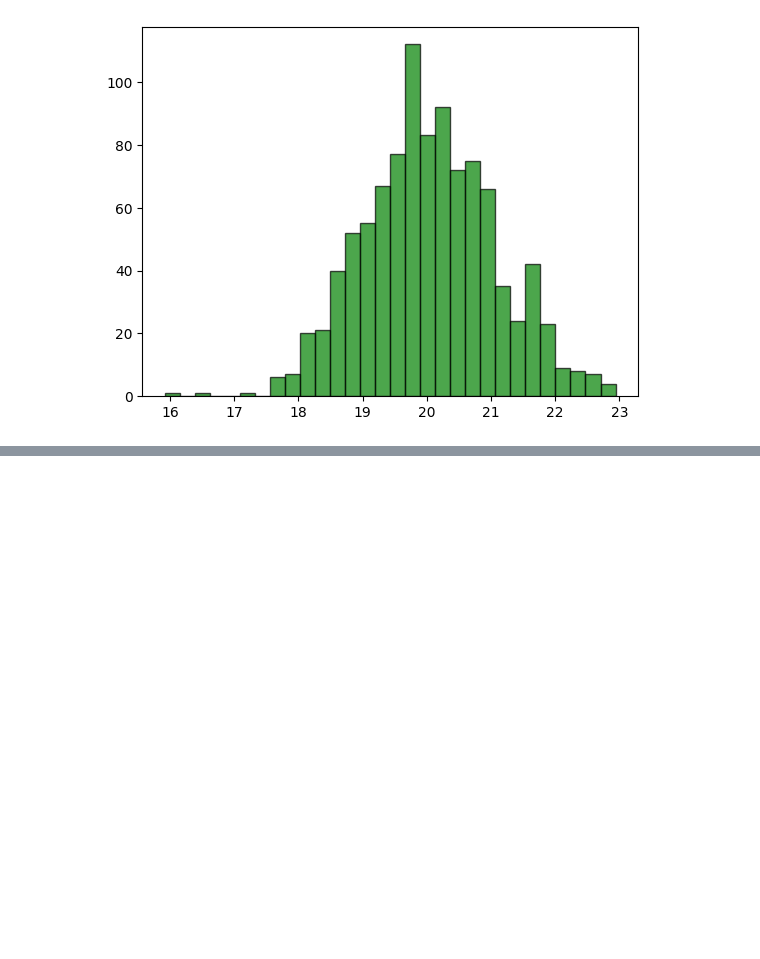
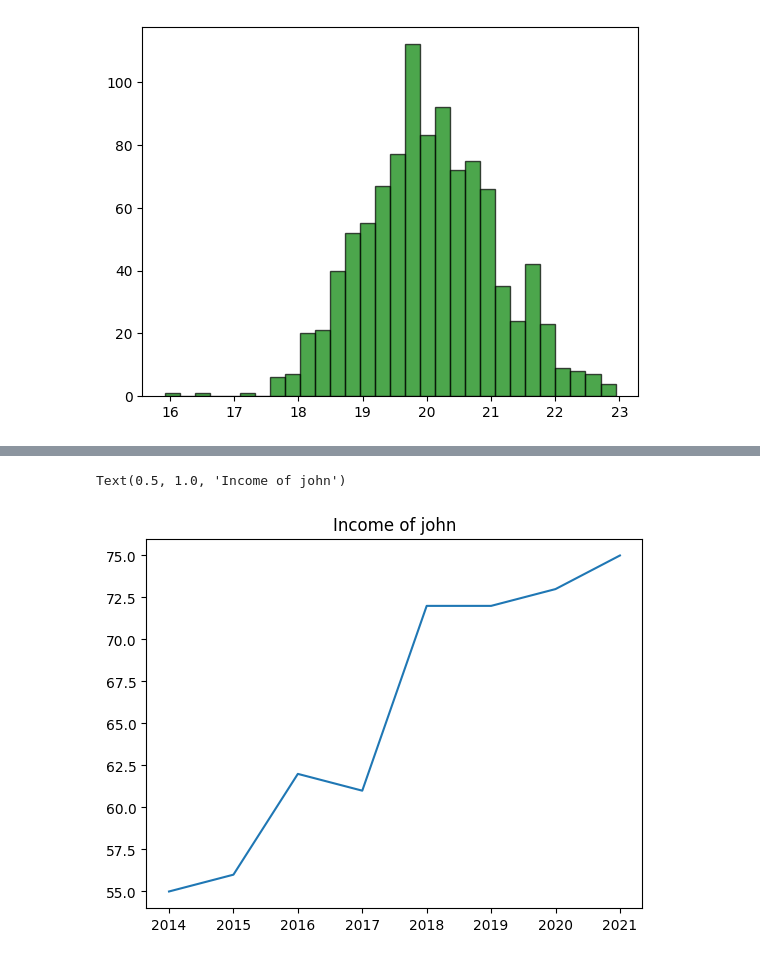
Before and after one commit to AyushGupta05/pythonrevision, a Jupyter notebook: pandas/ma/scatterplots.ipynb, the cells around one changed output, grey strips where cells are left out. Drawn from its saved outputs; the diff is of its cells as text; code cells hidden in the pictures; blank space fills up the shorter version.

```diff
--- a/pandas/ma/scatterplots.ipynb
+++ b/pandas/ma/scatterplots.ipynb
@@ -88,0 +112,14 @@ plt.hist(x, bins = 30, color = "green", edgecolor = "black", alpha = 0.7)
+# %%
+years = [2014, 2015, 2016, 2017,
+         2018, 2019, 2020, 2021]
+
+income = [55, 56, 62, 61,
+          72, 72, 73, 75]
+
+income_ticks = list(range(50, 81, 2))
+# %%
+plt.plot(years, income)
+plt.title("Income of john")
+# %% [output]
+Text(0.5, 1.0, 'Income of john')
+[figure, added]
```
Also changed, not shown: parts of 5 cells of this notebook, 1 other file.
